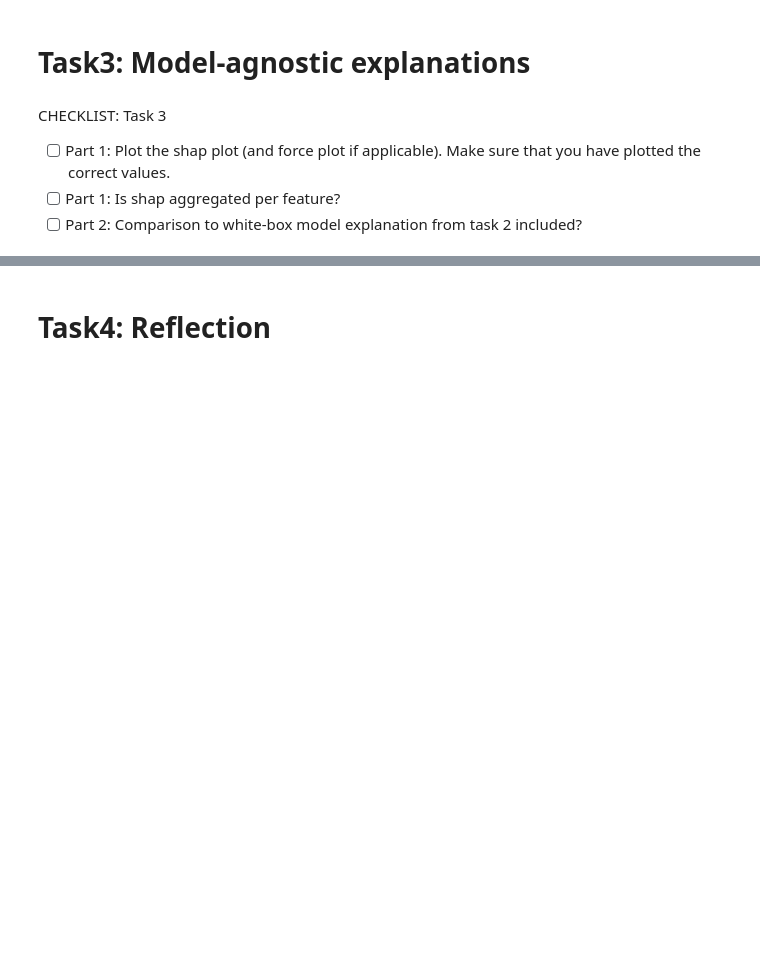
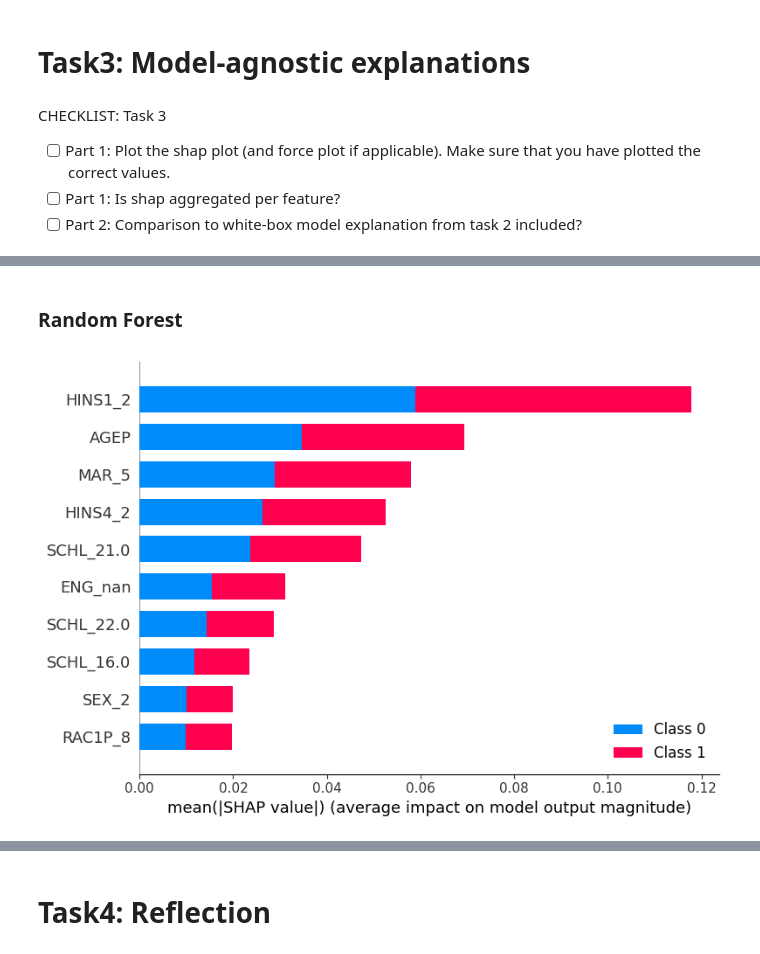
Before and after one commit to jorgedelpozolerida/-KDS_AlgorithmicFairness, a Jupyter notebook: Assignment1/assignment1.ipynb, the cells around one changed output, grey strips where cells are left out. Cells and saved outputs as stored; diff of their text form; code cells hidden in the pictures; blank space fills up the shorter version.

```diff
--- a/Assignment1/assignment1.ipynb
+++ b/Assignment1/assignment1.ipynb
@@ -478,6 +491,8 @@ included?
+# %% [markdown]
+### Random Forest
 # %%
-# X_test2 = X_test[:10]
-#import shap
-#explainer_rf = shap.TreeExplainer(rf_model)
-#shap_values_rf = explainer_rf.shap_values(X_test[:10])
-#shap.summary_plot(shap_values_rf[1], X_test[:10], feature_names=data.columns, max_display = 100)
+explainer_rf = shap.TreeExplainer(rf_model)
+shap_values_rf = explainer_rf.shap_values(X_test)
+shap.summary_plot(shap_values_rf, X_test, feature_names=data.columns, max_display = 10)
+# %% [output]
+[figure, added]
```
Also changed, not shown: parts of 12 cells of this notebook.
